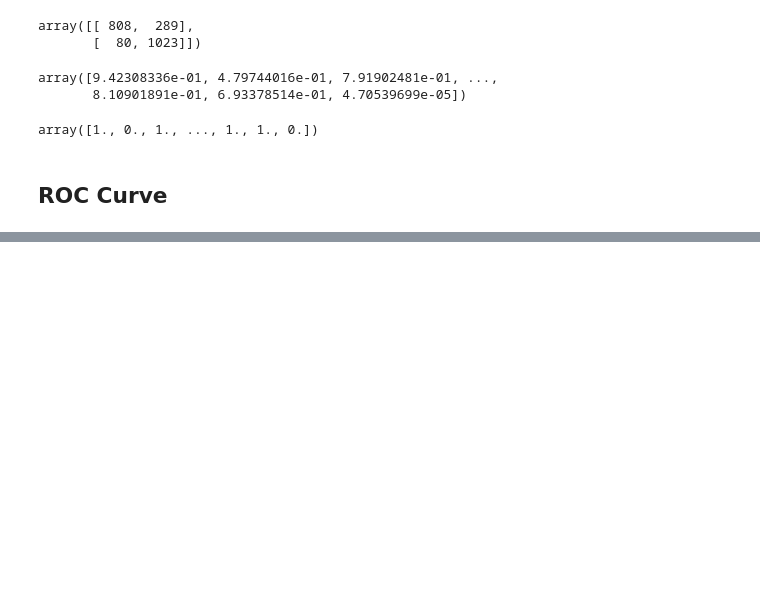
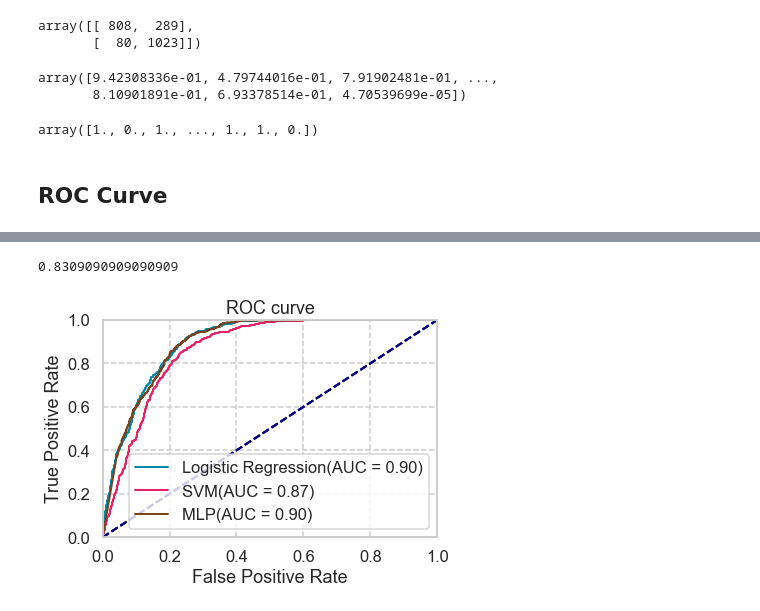
Before and after one commit to ywchiu/ctbcpy, a Jupyter notebook: Demo20190603.ipynb, the cells around one changed output, grey strips where cells are left out. Drawn from its saved outputs; the diff is of its cells as text; code cells hidden in the pictures; blank space fills up the shorter version.

```diff
--- a/Demo20190603.ipynb
+++ b/Demo20190603.ipynb
@@ -772,0 +824,4 @@ plt.show()
+# %%
+from sklearn.neural_network import MLPClassifier
+clf_NN = MLPClassifier(solver='lbfgs', alpha=1e-5,hidden_layer_sizes=(5, 2), random_state=1)
+clf_NN.fit(X_train,y_train)
@@ -772,0 +836,14 @@ plt.show()
+# %%
+predict_NN = clf_NN.predict(X_test)
+predictproba_NN = clf_NN.predict_proba(X_test)[:,1]
+NNAccuracy = accuracy_score(y_test,predict_NN)
+print(NNAccuracy)
+# %% [output]
+0.8309090909090909
+# %%
+plotAUC(y_test,LR_Predict,'Logistic Regression')
+plotAUC(y_test,predictproba_svm, 'SVM')
+plotAUC(y_test,predictproba_NN,'MLP')
+plt.show()
+# %% [output]
+[figure, added]
```
Also changed, not shown: parts of 24 cells of this notebook.
